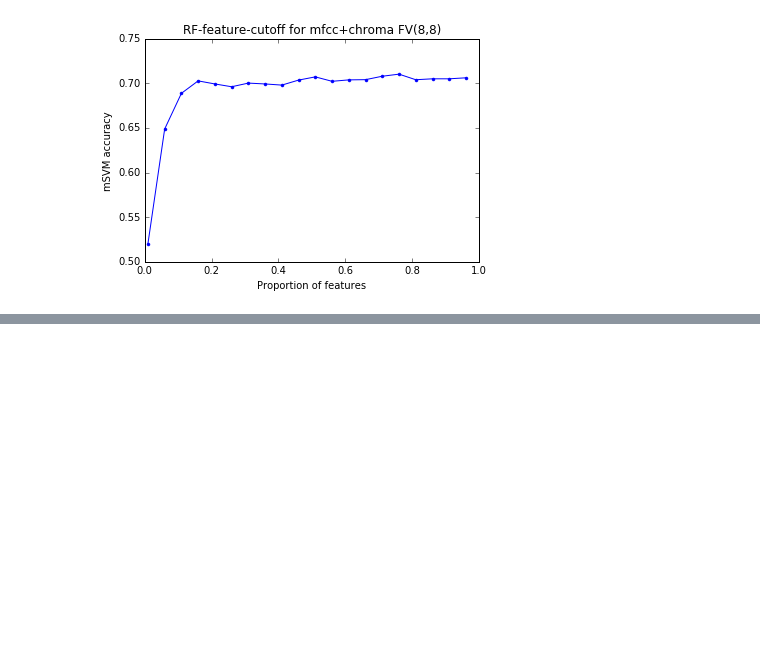
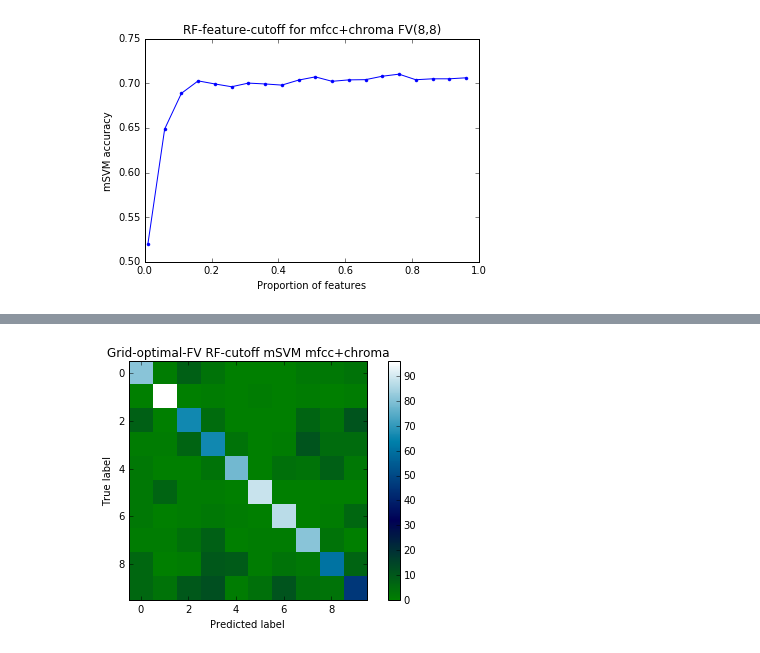
Before and after one commit to PrincetonUniversity/vox-music-classification, a Jupyter notebook: notebooks/fv-msvm.ipynb, the cells around one changed output, grey strips where cells are left out. Cells and saved outputs as stored; diff of their text form; code cells hidden in the pictures; blank space fills up the shorter version.

```diff
--- a/notebooks/fv-msvm.ipynb
+++ b/notebooks/fv-msvm.ipynb
@@ -257,3 +311,7 @@ def try_config(params):
+# %%
+plot_confusion_matrix(confusion_matrix(test, pred), 'Grid-optimal-FV RF-cutoff mSVM mfcc+chroma 8-fold cv')
+# %% [output]
+[figure, added]
 # %%
 # Stanford mSVM http://nlp.stanford.edu/IR-book/html/htmledition/multiclass-svms-1.html
 # This requires a new convex program formulation, unsupported within-python.
```
Also changed, not shown: parts of 7 cells of this notebook, 2 other files.
